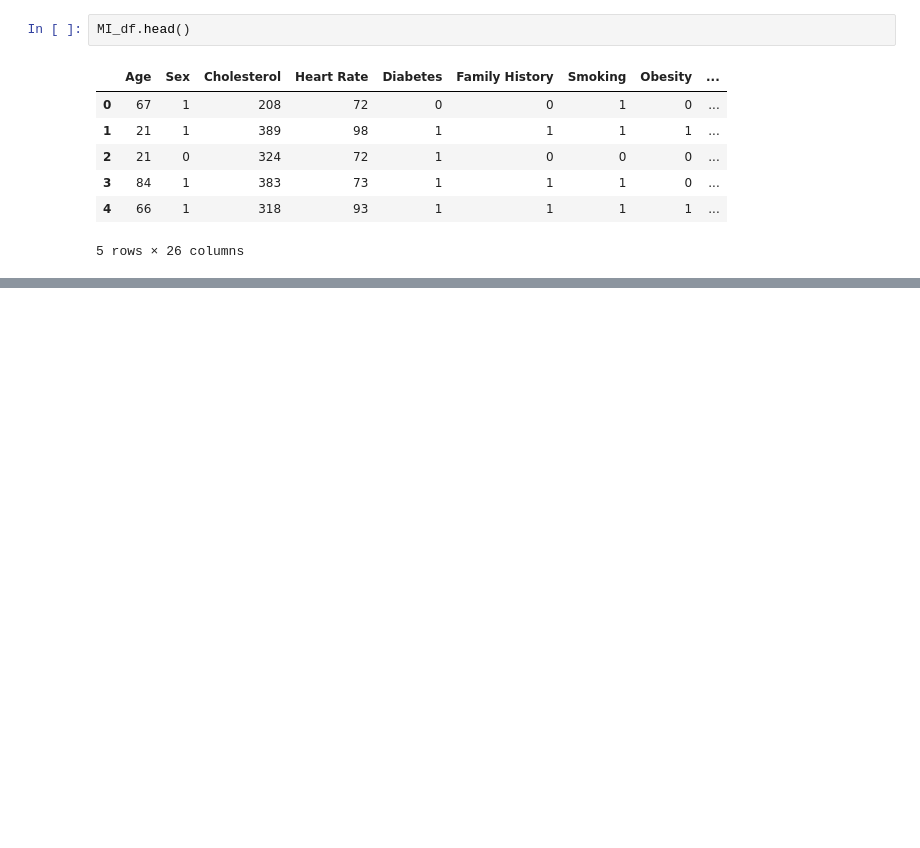
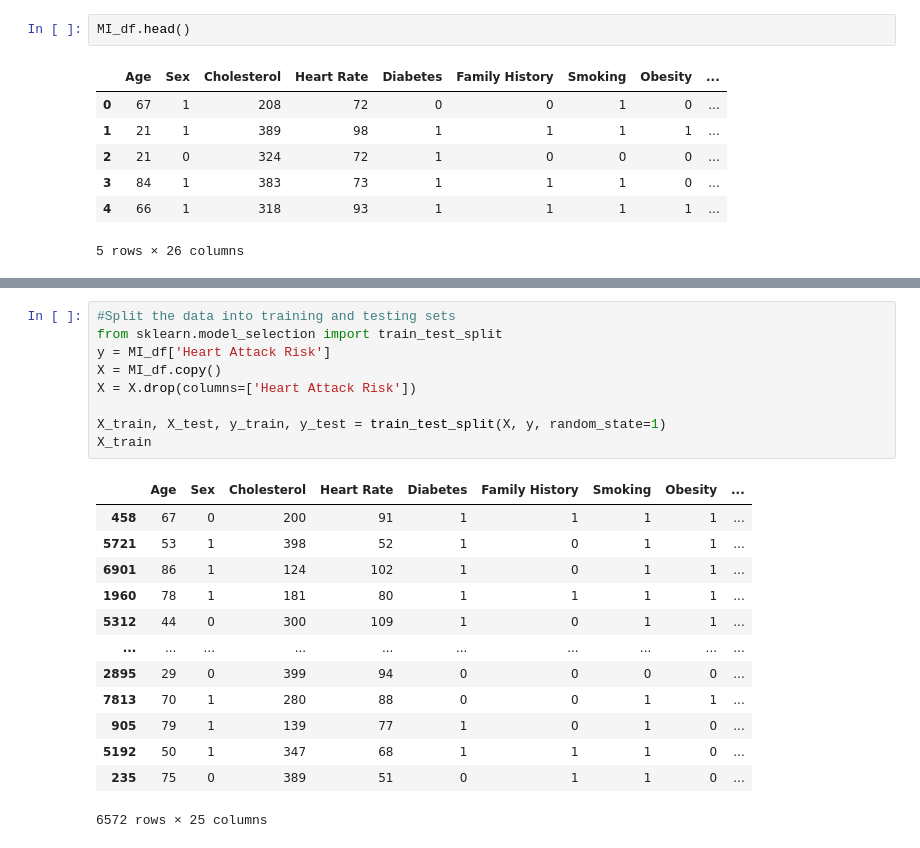
Before and after one commit to maddiejane25/Project-2, a Jupyter notebook: MJ_MI_data.ipynb, the cells around one changed output, grey strips where cells are left out. Drawn from its saved outputs; the diff is of its cells as text; blank space fills up the shorter version.

```diff
--- a/MJ_MI_data.ipynb
+++ b/MJ_MI_data.ipynb
@@ -109,0 +155,23 @@ MI_df.head()
+# %%
+#Split the data into training and testing sets
+from sklearn.model_selection import train_test_split
+y = MI_df['Heart Attack Risk']
+X = MI_df.copy()
+X = X.drop(columns=['Heart Attack Risk'])
+
+X_train, X_test, y_train, y_test = train_test_split(X, y, random_state=1)
+X_train
+# %% [output]
+|  | Age | Sex | Cholesterol | Heart Rate | Diabetes | Family History | Smoking | Obesity | ... |
+| 458 | 67 | 0 | 200 | 91 | 1 | 1 | 1 | 1 | ... |
+| 5721 | 53 | 1 | 398 | 52 | 1 | 0 | 1 | 1 | ... |
+| 6901 | 86 | 1 | 124 | 102 | 1 | 0 | 1 | 1 | ... |
+| 1960 | 78 | 1 | 181 | 80 | 1 | 1 | 1 | 1 | ... |
+| 5312 | 44 | 0 | 300 | 109 | 1 | 0 | 1 | 1 | ... |
+| ... | ... | ... | ... | ... | ... | ... | ... | ... | ... |
+| 2895 | 29 | 0 | 399 | 94 | 0 | 0 | 0 | 0 | ... |
+| 7813 | 70 | 1 | 280 | 88 | 0 | 0 | 1 | 1 | ... |
+| 905 | 79 | 1 | 139 | 77 | 1 | 0 | 1 | 0 | ... |
+| 5192 | 50 | 1 | 347 | 68 | 1 | 1 | 1 | 0 | ... |
+| 235 | 75 | 0 | 389 | 51 | 0 | 1 | 1 | 0 | ... |
+6572 rows × 25 columns
```
Also changed, not shown: parts of 23 cells of this notebook.
